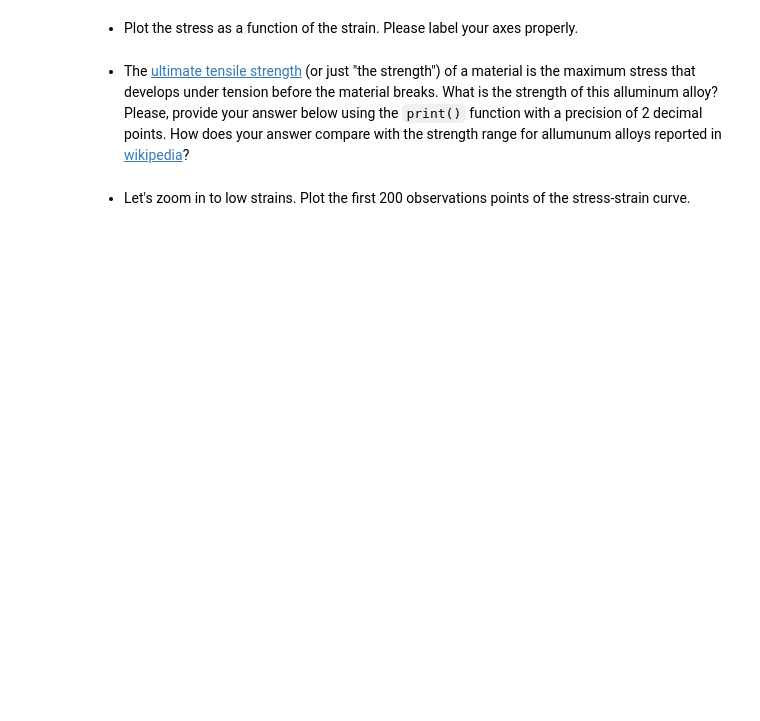
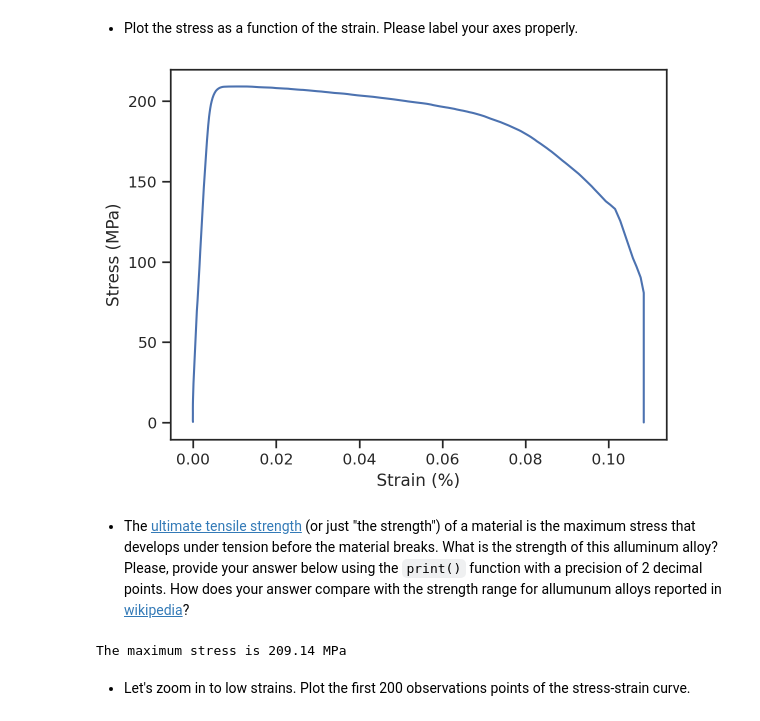
Before and after one commit to benmariner99/me-239-intro-to-data-science, a Jupyter notebook: lecture05/homework_05.ipynb, the cells around one changed output. Drawn from its saved outputs; the diff is of its cells as text; code cells hidden in the pictures; blank space fills up the shorter version.

```diff
--- a/lecture05/homework_05.ipynb
+++ b/lecture05/homework_05.ipynb
@@ -97,5 +103,5 @@ unzip:  cannot find or open stress-strain-curves-of-aluminum-6061-t651-from-9-lo
 # %% [markdown]
 + Now read the data description [here](https://data.mendeley.com/datasets/rd6jm9tyb6/2) very carefully and find a filename that contains data from a uniaxial tension test of 200 degrees C. There multiple files that fit this description. Just pick one of them.
 # %%
-filename = # your choice here
+filename = 'T_200_D_1_103_077_11.csv'
 print('The file I picked is: ', filename)
@@ -104,2 +145,5 @@ print('The file I picked is: ', filename)
 # %%
-# your code here
+import pandas as pd
+
+df = pd.read_csv(filename)
+display(df.head())
@@ -106,11 +157,21 @@ print('The file I picked is: ', filename)
 # %% [markdown]
 + Plot the stress as a function of the strain. Please label your axes properly.
 # %%
-# your code here
+import matplotlib.pyplot as plt
+
+plt.plot(df['Strain'], df['Stress_MPa'], label = "Strain vs Stress" );
+plt.xlabel('Strain (%)');
+plt.ylabel('Stress (MPa)');
+# %% [output]
+[figure, added]
 # %% [markdown]
 + The [ultimate tensile strength](https://en.wikipedia.org/wiki/Ultimate_tensile_strength) (or just "the strength") of a material is the maximum stress that develops under tension before the material breaks. What is the strength of this alluminum alloy? Please, provide your answer below using the `print()` function with a precision of 2 decimal points. How does your answer compare with the strength range for allumunum alloys reported in [wikipedia](https://en.wikipedia.org/wiki/6061_aluminium_alloy)?
 # %%
-# your code here
+Stress_Max = df['Stress_MPa'].max()
+print(f"The maximum stress is {Stress_Max:.2f} MPa")
+# The Maximum stress on Wikipedia is around 150MPa which is much less than shown here
+# %% [output]
+The maximum stress is 209.14 MPa
 # %% [markdown]
 + Let's zoom in to low strains. Plot the first 200 observations points of the stress-strain curve.
 # %%
```
Also changed, not shown: parts of 7 cells of this notebook.
